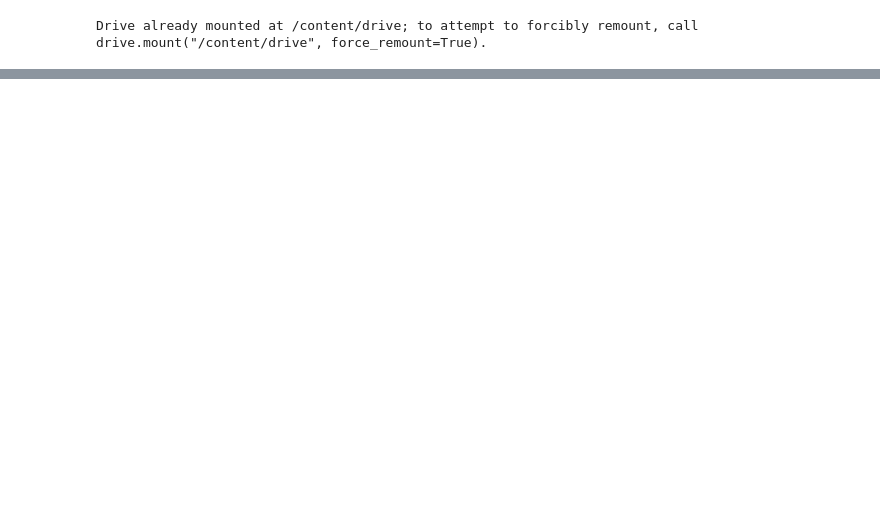
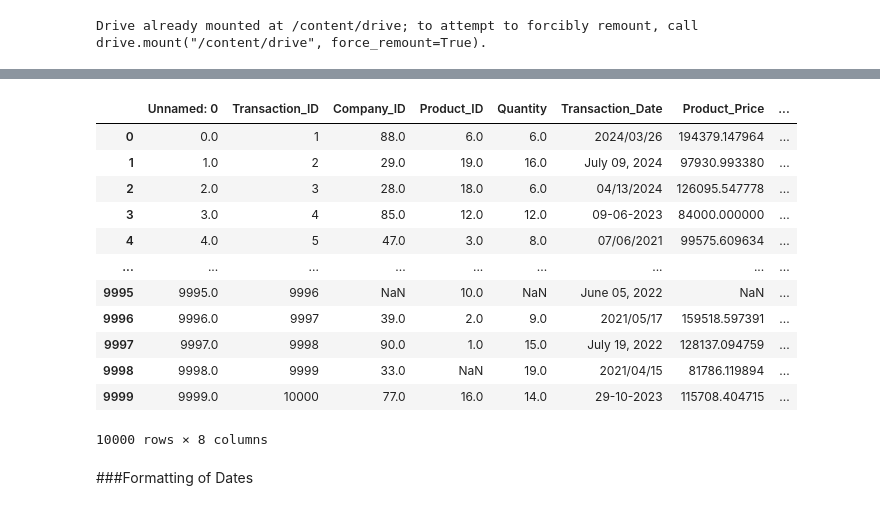
Before and after one commit to zephyrstorm123/MO-IT134-MachineLearning, a Jupyter notebook: Milestone_1_Machine_Learning.ipynb, the cells around one changed output, grey strips where cells are left out. Cells and saved outputs as stored; diff of their text form; code cells hidden in the pictures; blank space fills up the shorter version.

```diff
--- a/Milestone_1_Machine_Learning.ipynb
+++ b/Milestone_1_Machine_Learning.ipynb
@@ -471,0 +82,42 @@ customer_df = pd.read_csv('/content/drive/MyDrive/MO-IT134 - Machine Learning an
+# %%
+#Filling Up Missing Values of Quantity, Product_Price and Total_Cost
+
+def fill_missing_values(row):
+    # Check if Total_Cost is missing but not Quantity and Product_Price
+    if pd.isnull(row['Total_Cost']) and not pd.isnull(row['Quantity']) and not pd.isnull(row['Product_Price']):
+        row['Total_Cost'] = row['Quantity'] * row['Product_Price']
+    # Check if Product_Price is missing but not Quantity and Total_Cost
+    elif pd.isnull(row['Product_Price']) and not pd.isnull(row['Quantity']) and not pd.isnull(row['Total_Cost']):
+        # Check if Quantity is 0 to avoid ZeroDivisionError
+        if row['Quantity'] != 0:
+            row['Product_Price'] = row['Total_Cost'] / row['Quantity']
+        else:
+            # Handle cases where Quantity is 0 (e.g., set Product_Price to 0 or NaN)
+            row['Product_Price'] = np.nan # You can change this to 0 or any other suitable value
+    # Check if Quantity is missing but not Product_Price and Total_Cost
+    elif pd.isnull(row['Quantity']) and not pd.isnull(row['Product_Price']) and not pd.isnull(row['Total_Cost']):
+        if row['Product_Price'] != 0:
+            row['Quantity'] = round(row['Total_Cost'] / row['Product_Price'])
+        else:
+            row['Quantity'] = np.nan
+    return row
+# %%
+transactions_df = transactions_df.apply(fill_missing_values, axis=1)
+# %%
+transactions_df
+# %% [output]
+|  | Unnamed: 0 | Transaction_ID | Company_ID | Product_ID | Quantity | Transaction_Date | Product_Price | ... |
+| 0 | 0.0 | 1 | 88.0 | 6.0 | 6.0 | 2024/03/26 | 194379.147964 | ... |
+| 1 | 1.0 | 2 | 29.0 | 19.0 | 16.0 | July 09, 2024 | 97930.993380 | ... |
+| 2 | 2.0 | 3 | 28.0 | 18.0 | 6.0 | 04/13/2024 | 126095.547778 | ... |
+| 3 | 3.0 | 4 | 85.0 | 12.0 | 12.0 | 09-06-2023 | 84000.000000 | ... |
+| 4 | 4.0 | 5 | 47.0 | 3.0 | 8.0 | 07/06/2021 | 99575.609634 | ... |
+| ... | ... | ... | ... | ... | ... | ... | ... | ... |
+| 9995 | 9995.0 | 9996 | NaN | 10.0 | NaN | June 05, 2022 | NaN | ... |
+| 9996 | 9996.0 | 9997 | 39.0 | 2.0 | 9.0 | 2021/05/17 | 159518.597391 | ... |
+| 9997 | 9997.0 | 9998 | 90.0 | 1.0 | 15.0 | July 19, 2022 | 128137.094759 | ... |
+| 9998 | 9998.0 | 9999 | 33.0 | NaN | 19.0 | 2021/04/15 | 81786.119894 | ... |
+| 9999 | 9999.0 | 10000 | 77.0 | 16.0 | 14.0 | 29-10-2023 | 115708.404715 | ... |
+10000 rows × 8 columns
+# %% [markdown]
+###Formatting of Dates
```
Also changed, not shown: parts of 125 cells of this notebook.
